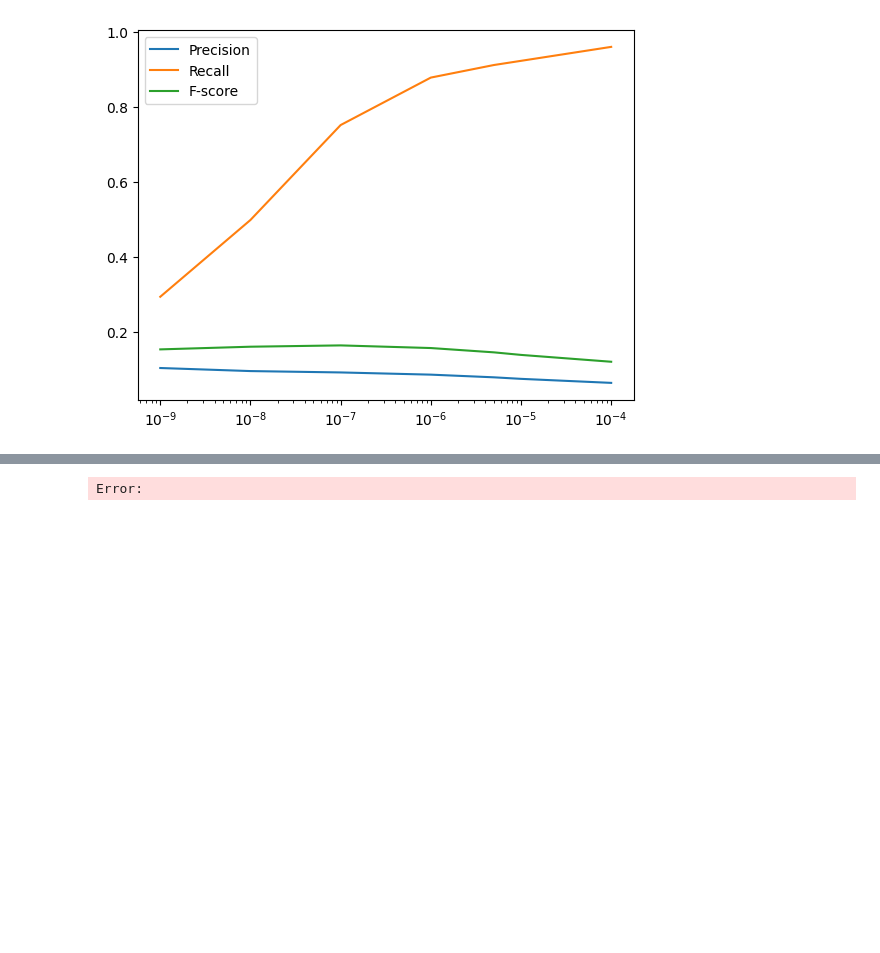
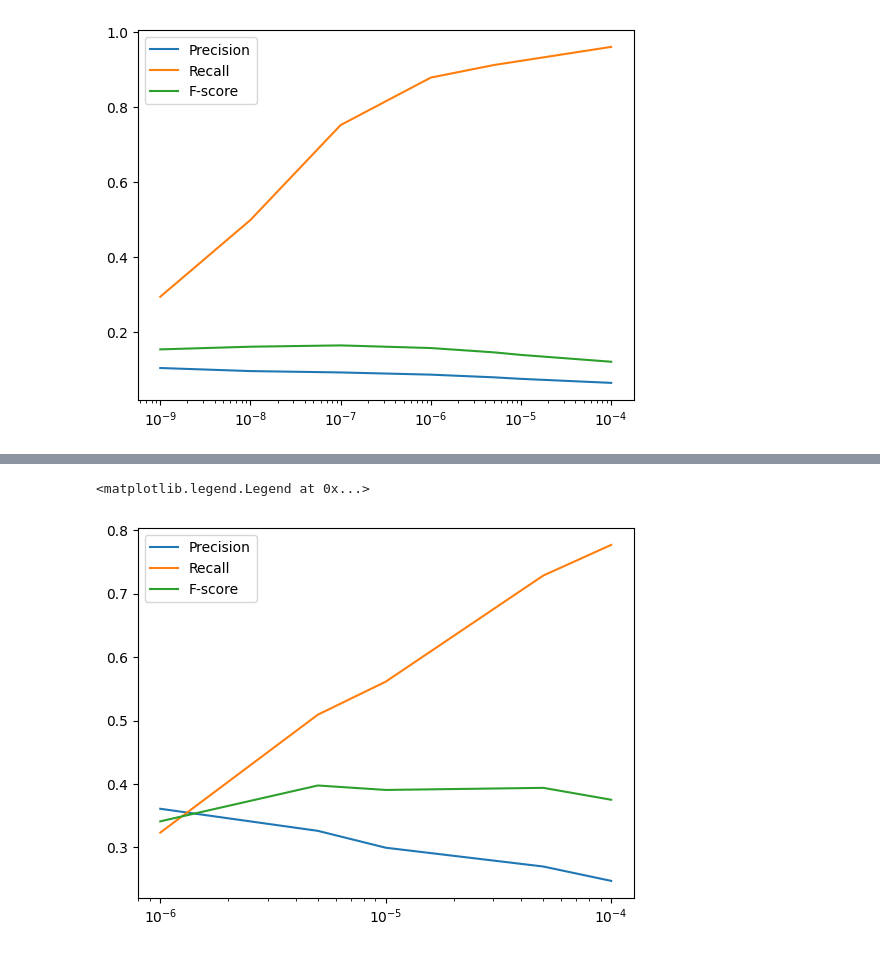
Before and after one commit to Miktima/bertnews, a Jupyter notebook: Fscore.ipynb, the cells around one changed output, grey strips where cells are left out. Saved outputs shown, nothing was run; the diff lists cells and outputs as text; code cells hidden in the pictures; blank space fills up the shorter version.

```diff
--- a/Fscore.ipynb
+++ b/Fscore.ipynb
@@ -117,12 +130,13 @@ treshold = 1.0e-4<br>
 # %%
 fig, ax = plt.subplots()
-treshold = [1.0e-5, 5.0e-5]
-prec = [0.2996031746031746, 0.2699724517906336]
-recall = [0.5613382899628253, 0.7286245353159851]
-f1 = [0.3906856403622251, 0.3939698492462312]
+treshold = [1.0e-6, 5.0e-6, 1.0e-5, 5.0e-5, 1.0e-4]
+prec = [0.36099585062240663, 0.3261904761904762, 0.2996031746031746, 0.2699724517906336, 0.24733727810650888]
+recall = [0.32342007434944237, 0.5092936802973977, 0.5613382899628253, 0.7286245353159851, 0.7769516728624535]
+f1 = [0.3411764705882353, 0.397677793904209, 0.3906856403622251, 0.3939698492462312, 0.3752244165170556]
 ax.semilogx(treshold, prec, label="Precision")
 ax.semilogx(treshold, recall, label="Recall")
 ax.semilogx(treshold, f1, label="F-score")
 ax.legend()
 # %% [output]
-Error:
+<matplotlib.legend.Legend at 0x...>
+[figure, added]
```
Also changed, not shown: parts of 1 cell of this notebook, 1 other file.
